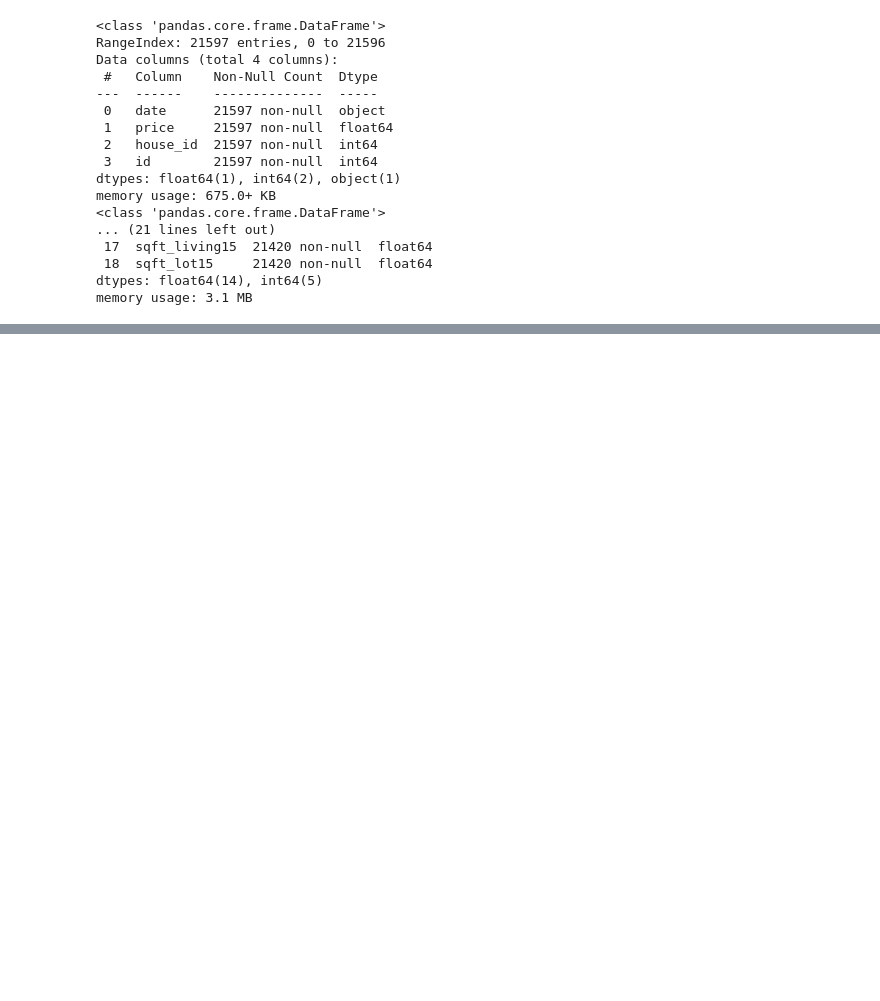
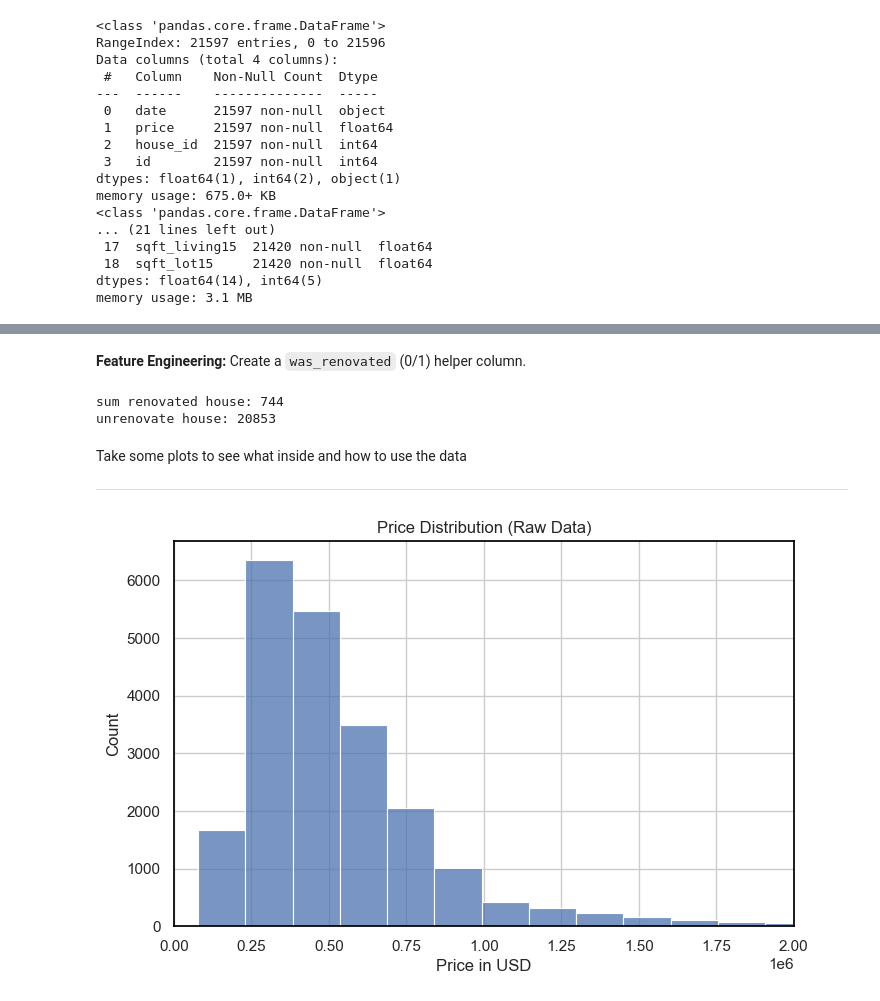
Before and after one commit to asimeoa/ds-eda-project-template_sia, a Jupyter notebook: eda_analysis_main.ipynb, the cells around one changed output, grey strips where cells are left out. Cells and saved outputs as stored; diff of their text form; code cells hidden in the pictures; blank space fills up the shorter version.

Commit message:
project data like will pusch ti gitHub

```diff
--- a/eda_analysis_main.ipynb
+++ b/eda_analysis_main.ipynb
@@ -217,3 +125,0 @@ sales.describe()
-# %%
-df = sales.merge(details, on="id", how="left")
-df.head()
@@ -454,0 +313,20 @@ Client chosen: **(your choice)**
+# %%
+# Fill missing values (NaNs) in the relevant columns
+
+# Check the NaNs before filling
+print("NaNs before filling:")
+print(df[['waterfront', 'view', 'yr_renovated']].isna().sum())
+
+# Fill all NaNs in these columns with 0
+# i think (no waterfront, no view, not renovated) is "none"
+df['waterfront'] = df['waterfront'].fillna(0)
+df['view'] = df['view'].fillna(0)
+df['yr_renovated'] = df['yr_renovated'].fillna(0)
+
+# Check the NaNs after filling
+print("\nNaNs after filling:")
+print(df[['waterfront', 'view', 'yr_renovated']].isna().sum())
+
+
+# Below we can check the outcome a 0 or 1  can be use later
+df['was_renovated'] = (df['yr_renovated'] > 0).astype(int)
@@ -454,0 +345,32 @@ Client chosen: **(your choice)**
+# %% [markdown]
+**Feature Engineering:** Create a `was_renovated` (0/1) helper column.
+# %%
+# Create a helper column for analysis
+# This makes a 0 or 1 for easy comparison later
+df['was_renovated'] = (df['yr_renovated'] > 0).astype(int)
+
+print("sum renovated house:", df['was_renovated'].sum())
+print("unrenovate house:", len(df) - df['was_renovated'].sum())
+# %% [output]
+sum renovated house: 744
+unrenovate house: 20853
+# %% [markdown]
+Take some plots to see what inside and how to use the data
+
+---
+# %%
+import matplotlib.pyplot as plt
+import seaborn as sns
+import pandas as pd
+
+plt.figure(figsize=(8, 5))
+# Displays the raw prices
+sns.histplot(df["pricePrice"], bins=50)
+plt.title("Price Distribution (Raw Data)")
+plt.xlabel("Price in USD")
+plt.ylabel("Count")
+# Limits the x-axis to 0 to 2 million to better see the main area
+plt.xlim(0, 2000000)
+plt.show()
+# %% [output]
+[figure, added]
```
Also changed, not shown: parts of 129 cells of this notebook, 19 other files.
